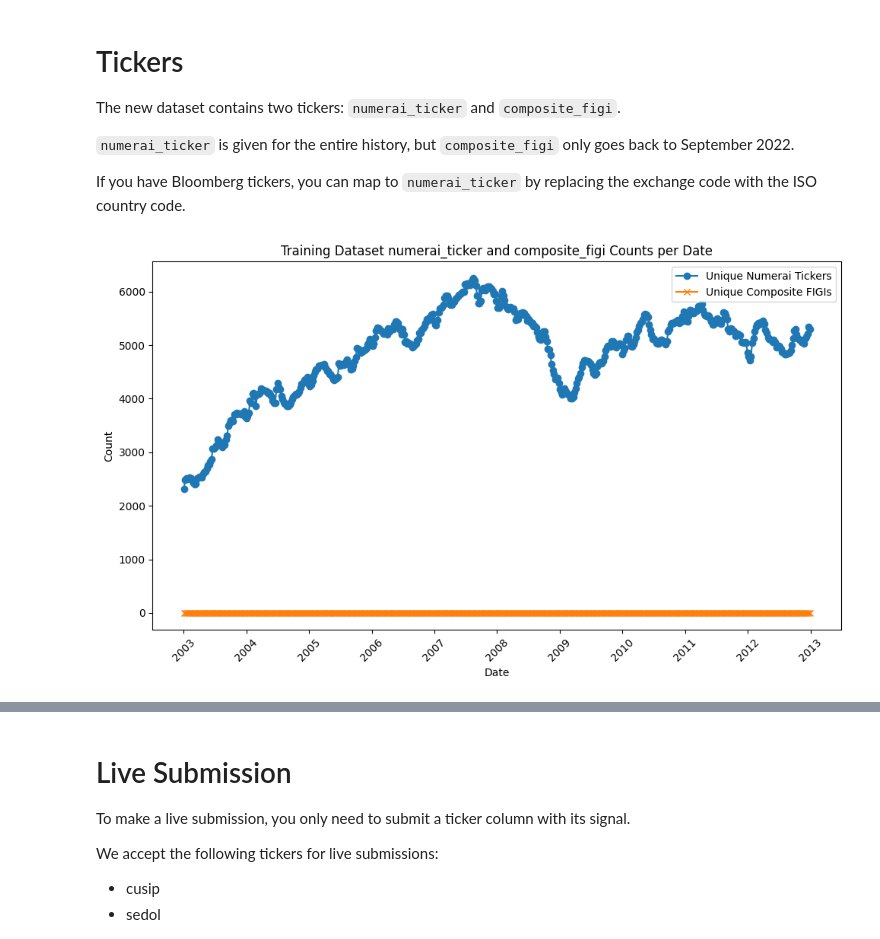
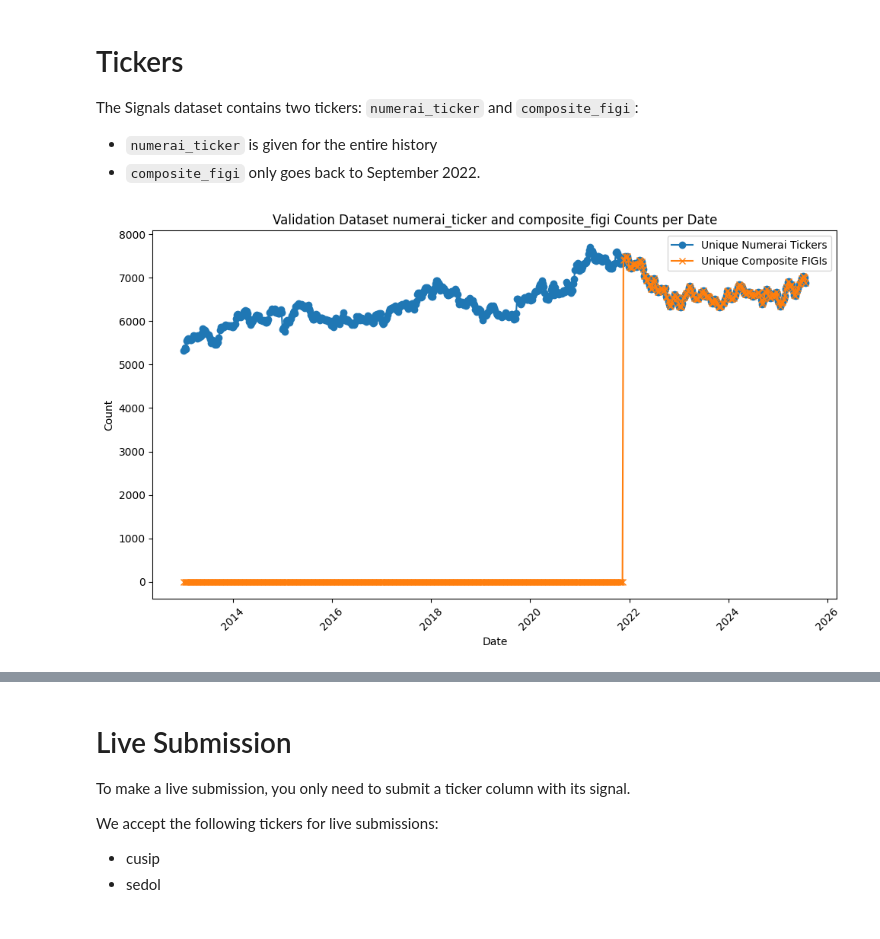
Before and after one commit to numerai/signals-example-scripts, a Jupyter notebook: example_model.ipynb, the cells around one changed output, grey strips where cells are left out. Cells and saved outputs as stored; diff of their text form; code cells hidden in the pictures.

```diff
--- a/example_model.ipynb
+++ b/example_model.ipynb
@@ -18,37 +25,35 @@ validation = pd.read_parquet(f'signals/{DATASET_VERSION}/validation.parquet')
 # %% [markdown]
 # Tickers
 
-The new dataset contains two tickers: `numerai_ticker` and `composite_figi`.
-
-`numerai_ticker` is given for the entire history, but `composite_figi` only goes back to September 2022.
-
-If you have Bloomberg tickers, you can map to `numerai_ticker` by replacing the exchange code with the ISO country code.
+The Signals dataset contains two tickers: `numerai_ticker` and `composite_figi`:
+- `numerai_ticker` is given for the entire history
+- `composite_figi` only goes back to September 2022.
 # %%
 import matplotlib.pyplot as plt
 
 def plot_ticker_counts_per_date(df, title):
     df['date'] = pd.to_datetime(df['date'])
 
     # Count unique 'numerai_ticker' and 'composite_figi' per 'date'
     nticker_count_per_date = df.groupby('date')['numerai_ticker'].nunique().reset_index(name='numerai_ticker_count')
     figi_count_per_date = df.groupby('date')['composite_figi'].nunique().reset_index(name='figi_count')
 
     # Merge the counts into a single DataFrame for plotting
     merged_counts = pd.merge(nticker_count_per_date, figi_count_per_date, on='date')
 
     # Plotting
     plt.figure(figsize=(10, 6))
     plt.plot(merged_counts['date'], merged_counts['numerai_ticker_count'], label='Unique Numerai Tickers', marker='o')
     plt.plot(merged_counts['date'], merged_counts['figi_count'], label='Unique Composite FIGIs', marker='x')
 
     plt.title(title)
     plt.xlabel('Date')
     plt.ylabel('Count')
     plt.legend()
     plt.xticks(rotation=45)
     plt.tight_layout()
     plt.show()
 
-plot_ticker_counts_per_date(train, 'Training Dataset numerai_ticker and composite_figi Counts per Date')
+plot_ticker_counts_per_date(validation, 'Validation Dataset numerai_ticker and composite_figi Counts per Date')
 # %% [output]
-[figure, old version]
+[figure, new version]
```
Also changed, not shown: parts of 16 cells of this notebook, 1 other file.
